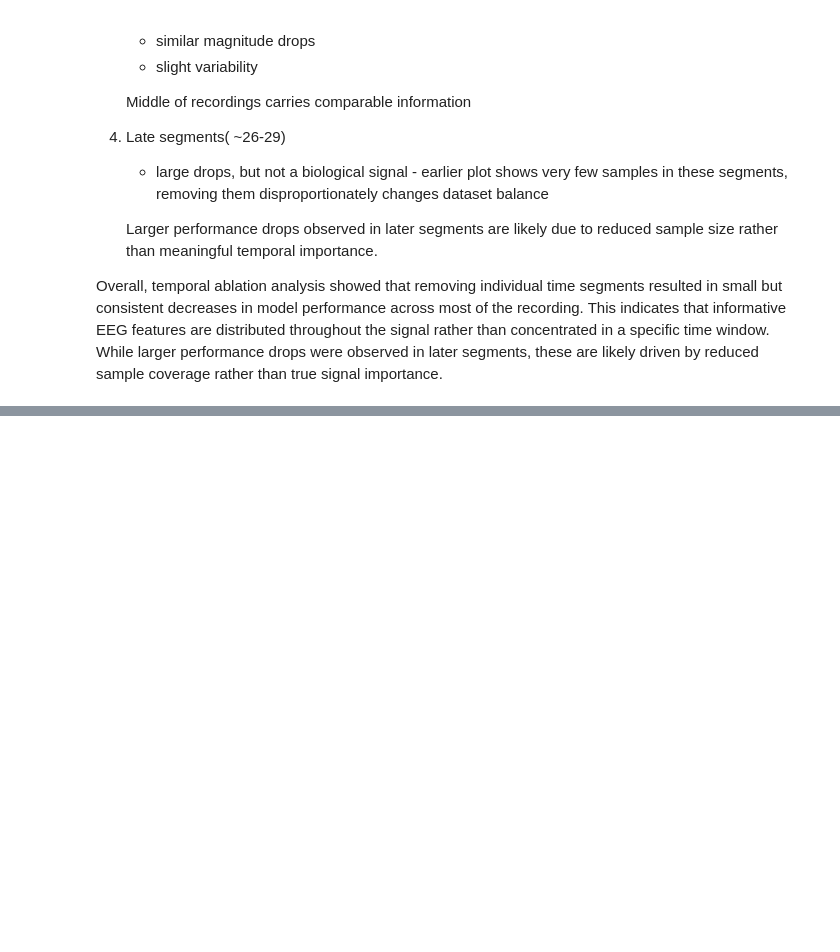
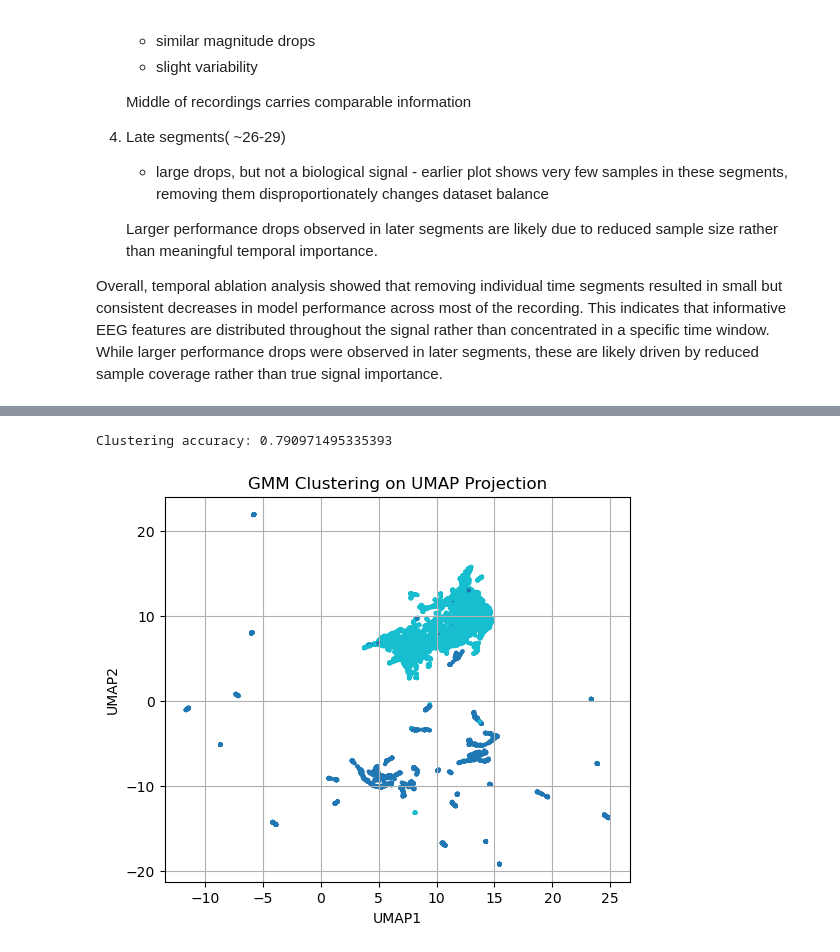
Before and after one commit to BJAngulo/MSSE-277b-final-project-, a Jupyter notebook: notebooks/Raw EEG.ipynb, the cells around one changed output, grey strips where cells are left out. Saved outputs shown, nothing was run; the diff lists cells and outputs as text; code cells hidden in the pictures; blank space fills up the shorter version.

```diff
--- a/notebooks/Raw EEG.ipynb
+++ b/notebooks/Raw EEG.ipynb
@@ -856,0 +985,7 @@ Overall, temporal ablation analysis showed that removing individual time segment
+# %%
+from sklearn.mixture import GaussianMixture
+from collections import Counter
+import numpy as np
+
+gmm = GaussianMixture(n_components=2, random_state=42)
+gmm_labels = gmm.fit_predict(X_seg_10)
@@ -856,0 +1002,35 @@ Overall, temporal ablation analysis showed that removing individual time segment
+# %%
+def clustering_accuracy(y_true, y_pred):
+    accs = []
+
+    for val in [0,1]:
+        mask = (y_true == val)
+        most_common = Counter(y_pred[mask]).most_common(1)[0][0]
+        acc = np.mean(y_pred[mask] == most_common)
+        accs.append(acc)
+
+    return np.mean(accs)
+
+acc = clustering_accuracy(y_seg_10, gmm_labels)
+print("Clustering accuracy:", acc)
+# %% [output]
+Clustering accuracy: 0.790971495335393
+# %%
+# plot GMM RESULTS
+
+plt.figure(figsize=(6,5))
+plt.scatter(
+    X_umap[:,0],
+    X_umap[:,1],
+    c=gmm_labels,
+    cmap="tab10",
+    s=5
+)
+
+plt.title("GMM Clustering on UMAP Projection")
+plt.xlabel("UMAP1")
+plt.ylabel("UMAP2")
+plt.grid(True)
+plt.show()
+# %% [output]
+[figure, added]
```
Also changed, not shown: parts of 11 cells of this notebook.
